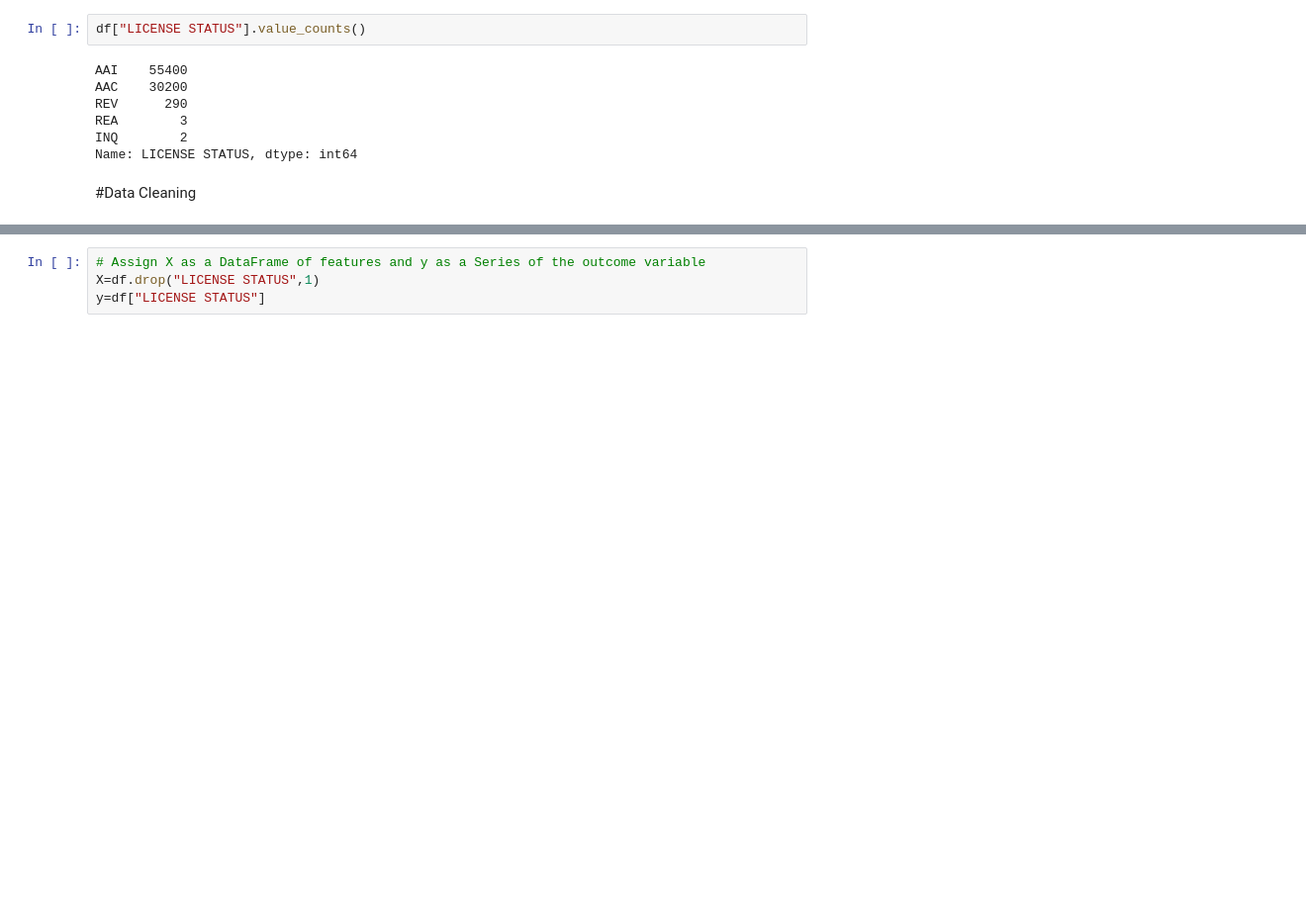
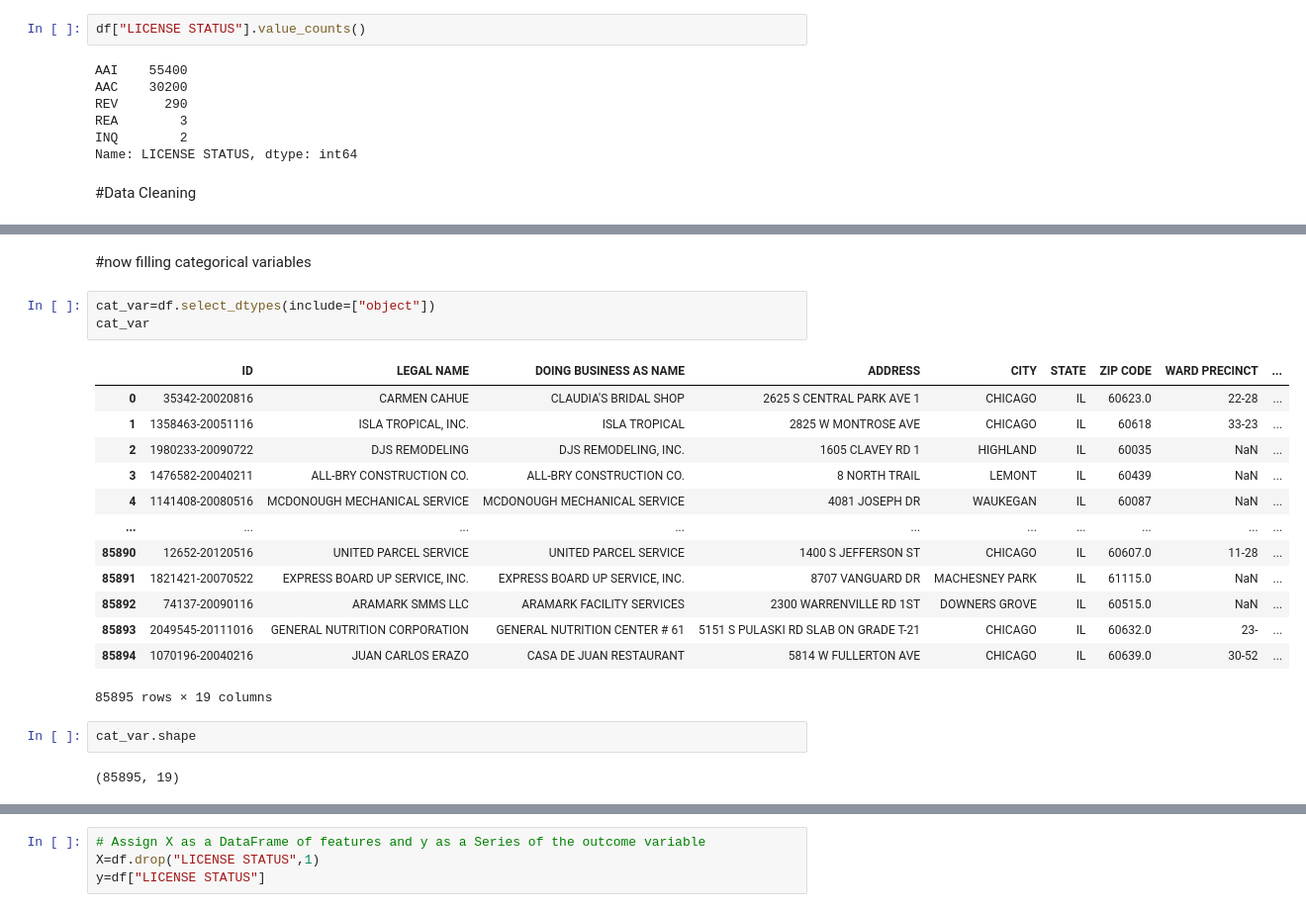
Before and after one commit to olive-green/data-science, a Jupyter notebook: hackathon-1/submission_file.ipynb, the cells around one changed output, grey strips where cells are left out. Shown at 99% size. Drawn from its saved outputs; the diff is of its cells as text; blank space fills up the shorter version.

```diff
--- a/hackathon-1/submission_file.ipynb
+++ b/hackathon-1/submission_file.ipynb
@@ -94,0 +181,23 @@ Name: LICENSE STATUS, dtype: int64
+# %% [markdown]
+#now filling categorical variables
+# %%
+cat_var=df.select_dtypes(include=["object"])
+cat_var
+# %% [output]
+|  | ID | LEGAL NAME | DOING BUSINESS AS NAME | ADDRESS | CITY | STATE | ZIP CODE | WARD PRECINCT | ... |
+| 0 | 35342-20020816 | CARMEN CAHUE | CLAUDIA'S BRIDAL SHOP | 2625 S CENTRAL PARK AVE 1 | CHICAGO | IL | 60623.0 | 22-28 | ... |
+| 1 | 1358463-20051116 | ISLA TROPICAL, INC. | ISLA TROPICAL | 2825 W MONTROSE AVE | CHICAGO | IL | 60618 | 33-23 | ... |
+| 2 | 1980233-20090722 | DJS REMODELING | DJS REMODELING, INC. | 1605 CLAVEY RD 1 | HIGHLAND | IL | 60035 | NaN | ... |
+| 3 | 1476582-20040211 | ALL-BRY CONSTRUCTION CO. | ALL-BRY CONSTRUCTION CO. | 8 NORTH TRAIL | LEMONT | IL | 60439 | NaN | ... |
+| 4 | 1141408-20080516 | MCDONOUGH MECHANICAL SERVICE | MCDONOUGH MECHANICAL SERVICE | 4081 JOSEPH DR | WAUKEGAN | IL | 60087 | NaN | ... |
+| ... | ... | ... | ... | ... | ... | ... | ... | ... | ... |
+| 85890 | 12652-20120516 | UNITED PARCEL SERVICE | UNITED PARCEL SERVICE | 1400 S JEFFERSON ST | CHICAGO | IL | 60607.0 | 11-28 | ... |
+| 85891 | 1821421-20070522 | EXPRESS BOARD UP SERVICE, INC. | EXPRESS BOARD UP SERVICE, INC. | 8707 VANGUARD DR | MACHESNEY PARK | IL | 61115.0 | NaN | ... |
+| 85892 | 74137-20090116 | ARAMARK SMMS LLC | ARAMARK FACILITY SERVICES | 2300 WARRENVILLE RD 1ST | DOWNERS GROVE | IL | 60515.0 | NaN | ... |
+| 85893 | 2049545-20111016 | GENERAL NUTRITION CORPORATION | GENERAL NUTRITION CENTER # 61 | 5151 S PULASKI RD SLAB ON GRADE T-21 | CHICAGO | IL | 60632.0 | 23- | ... |
+| 85894 | 1070196-20040216 | JUAN CARLOS ERAZO | CASA DE JUAN RESTAURANT | 5814 W FULLERTON AVE | CHICAGO | IL | 60639.0 | 30-52 | ... |
+85895 rows × 19 columns
+# %%
+cat_var.shape
+# %% [output]
+(85895, 19)
```
Also changed, not shown: parts of 27 cells of this notebook.
